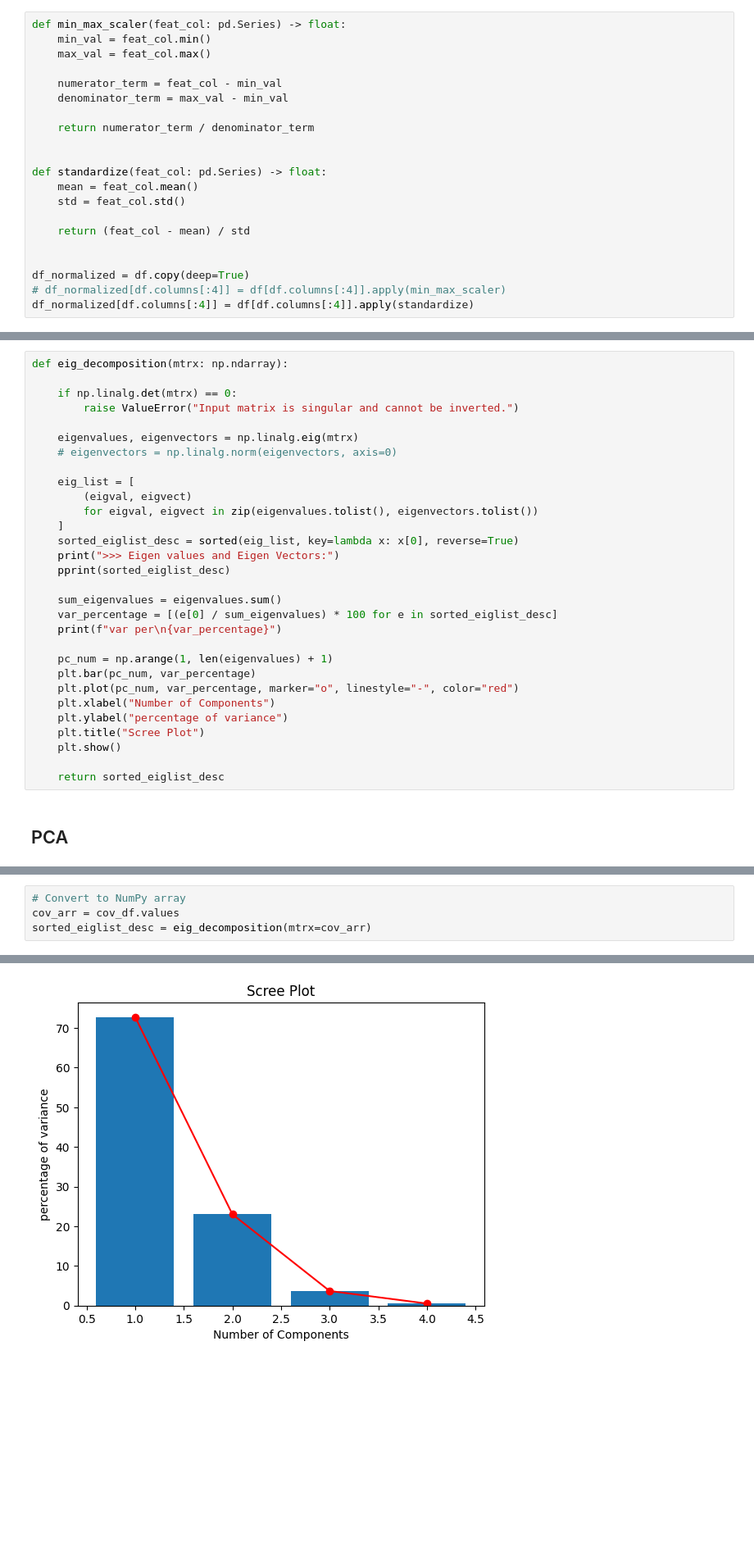
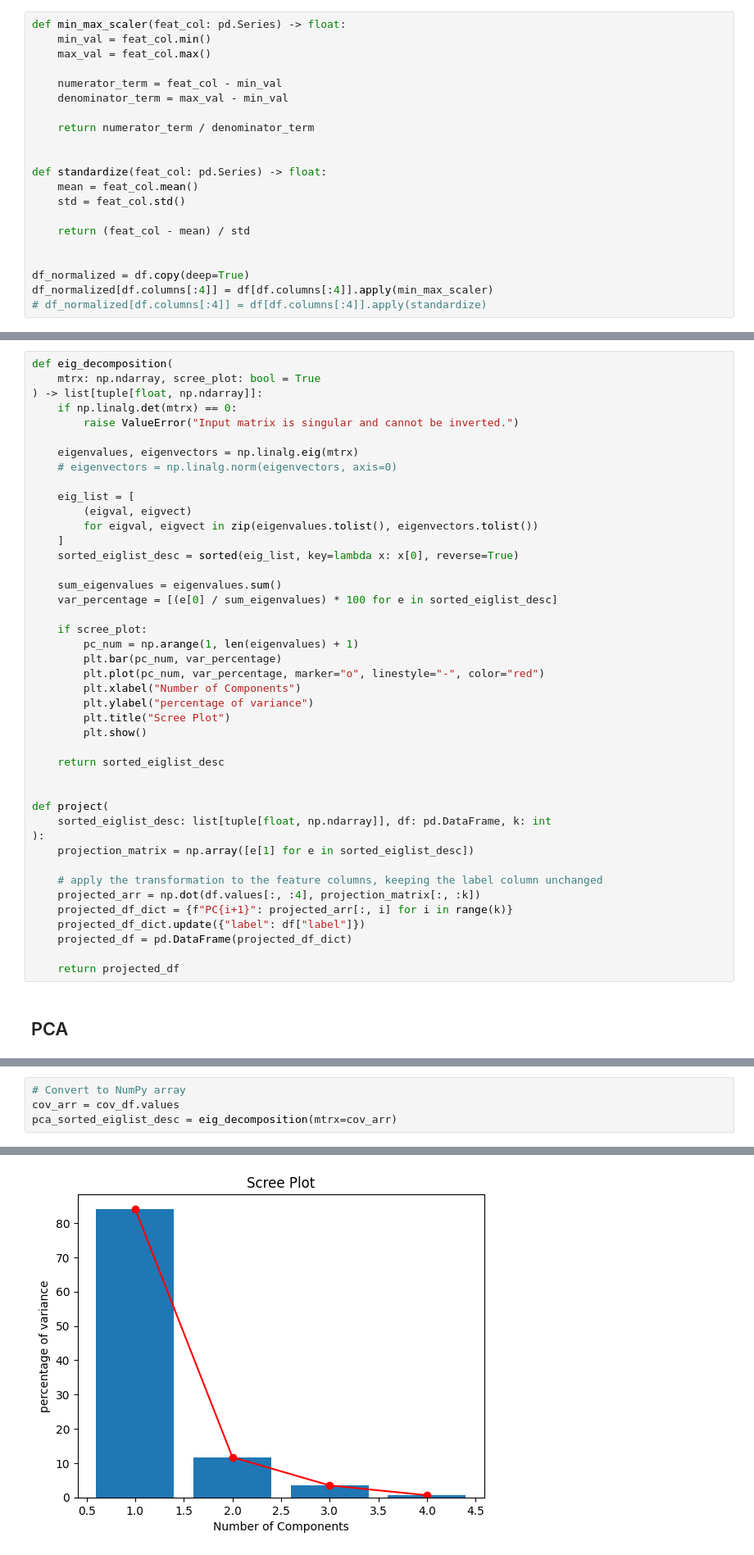
Before and after one commit to thisisel/pattern-recognition, a Jupyter notebook: mini_proj2/mini_proj2.ipynb, the cells around one changed output, grey strips where cells are left out. Shown at 82% size. Saved outputs shown, nothing was run; the diff lists cells and outputs as text; blank space fills up the shorter version.

```diff
--- a/mini_proj2/mini_proj2.ipynb
+++ b/mini_proj2/mini_proj2.ipynb
@@ -86,15 +86,16 @@ def standardize(feat_col: pd.Series) -> float:
 
 
 df_normalized = df.copy(deep=True)
-# df_normalized[df.columns[:4]] = df[df.columns[:4]].apply(min_max_scaler)
-df_normalized[df.columns[:4]] = df[df.columns[:4]].apply(standardize)
+df_normalized[df.columns[:4]] = df[df.columns[:4]].apply(min_max_scaler)
+# df_normalized[df.columns[:4]] = df[df.columns[:4]].apply(standardize)
 # %% [markdown]
 # Stage 3 : Dimensionality Reduction
 # %% [markdown]
 ## Auxiliary Structure
 # %%
-def eig_decomposition(mtrx: np.ndarray):
-
+def eig_decomposition(
+    mtrx: np.ndarray, scree_plot: bool = True
+) -> list[tuple[float, np.ndarray]]:
     if np.linalg.det(mtrx) == 0:
         raise ValueError("Input matrix is singular and cannot be inverted.")
 
@@ -106,22 +107,34 @@ def eig_decomposition(mtrx: np.ndarray):
         for eigval, eigvect in zip(eigenvalues.tolist(), eigenvectors.tolist())
     ]
     sorted_eiglist_desc = sorted(eig_list, key=lambda x: x[0], reverse=True)
-    print(">>> Eigen values and Eigen Vectors:")
-    pprint(sorted_eiglist_desc)
 
     sum_eigenvalues = eigenvalues.sum()
     var_percentage = [(e[0] / sum_eigenvalues) * 100 for e in sorted_eiglist_desc]
-    print(f"var per\n{var_percentage}")
 
-    pc_num = np.arange(1, len(eigenvalues) + 1)
-    plt.bar(pc_num, var_percentage)
-    plt.plot(pc_num, var_percentage, marker="o", linestyle="-", color="red")
-    plt.xlabel("Number of Components")
-    plt.ylabel("percentage of variance")
-    plt.title("Scree Plot")
-    plt.show()
+    if scree_plot:
+        pc_num = np.arange(1, len(eigenvalues) + 1)
+        plt.bar(pc_num, var_percentage)
+        plt.plot(pc_num, var_percentage, marker="o", linestyle="-", color="red")
+        plt.xlabel("Number of Components")
+        plt.ylabel("percentage of variance")
+        plt.title("Scree Plot")
+        plt.show()
 
     return sorted_eiglist_desc
+
+
+def project(
+    sorted_eiglist_desc: list[tuple[float, np.ndarray]], df: pd.DataFrame, k: int
+):
+    projection_matrix = np.array([e[1] for e in sorted_eiglist_desc])
+
+    # apply the transformation to the feature columns, keeping the label column unchanged
+    projected_arr = np.dot(df.values[:, :4], projection_matrix[:, :k])
+    projected_df_dict = {f"PC{i+1}": projected_arr[:, i] for i in range(k)}
+    projected_df_dict.update({"label": df["label"]})
+    projected_df = pd.DataFrame(projected_df_dict)
+
+    return projected_df
 # %% [markdown]
 ## PCA
 # %% [markdown]
@@ -154,5 +167,5 @@ The **eigen decomposition** is performed on the covariance matrix to obtain the
 # %%
 # Convert to NumPy array
 cov_arr = cov_df.values
-sorted_eiglist_desc = eig_decomposition(mtrx=cov_arr)
+pca_sorted_eiglist_desc = eig_decomposition(mtrx=cov_arr)
 # %% [output]
@@ -176,4 +172,4 @@ var per
-[figure, old version]
+[figure, new version]
 # %% [markdown]
 > **Q5:** Choose an appropriate number of features based on the Eigenvalue plot
 
```
Also changed, not shown: parts of 19 cells of this notebook.
